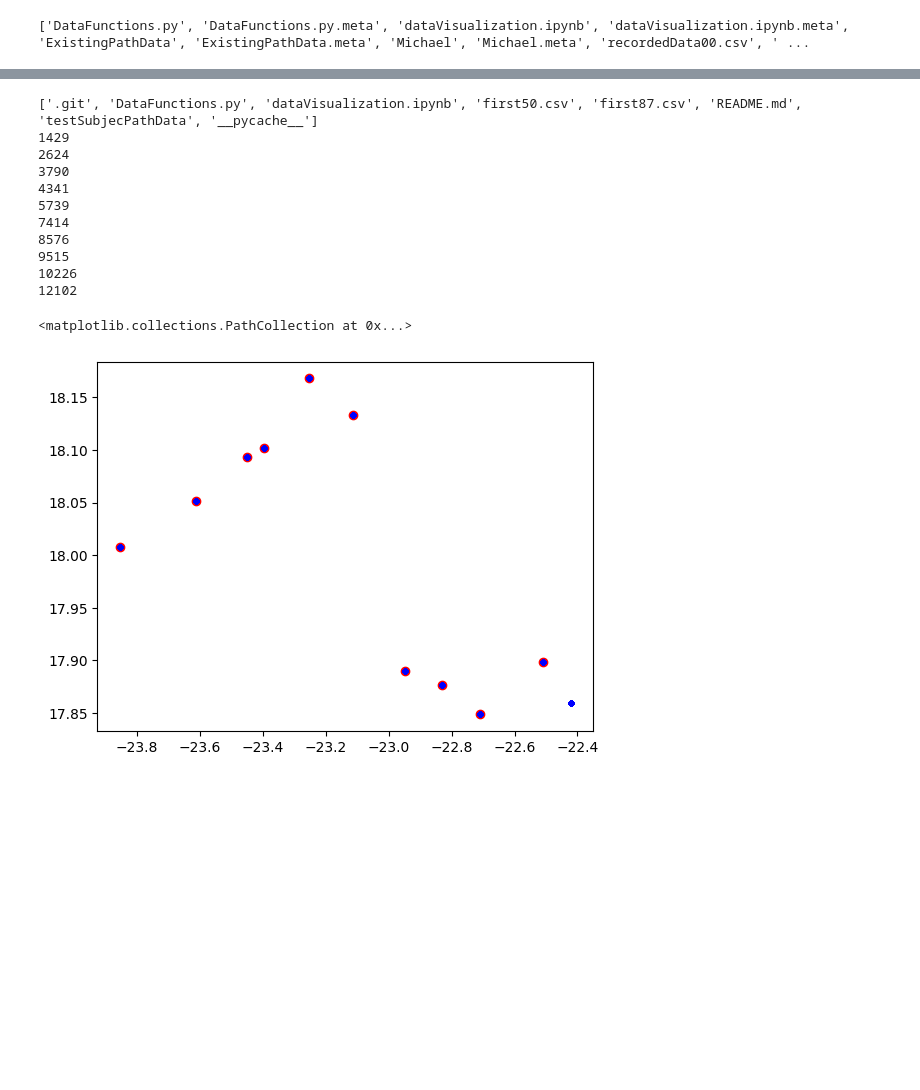
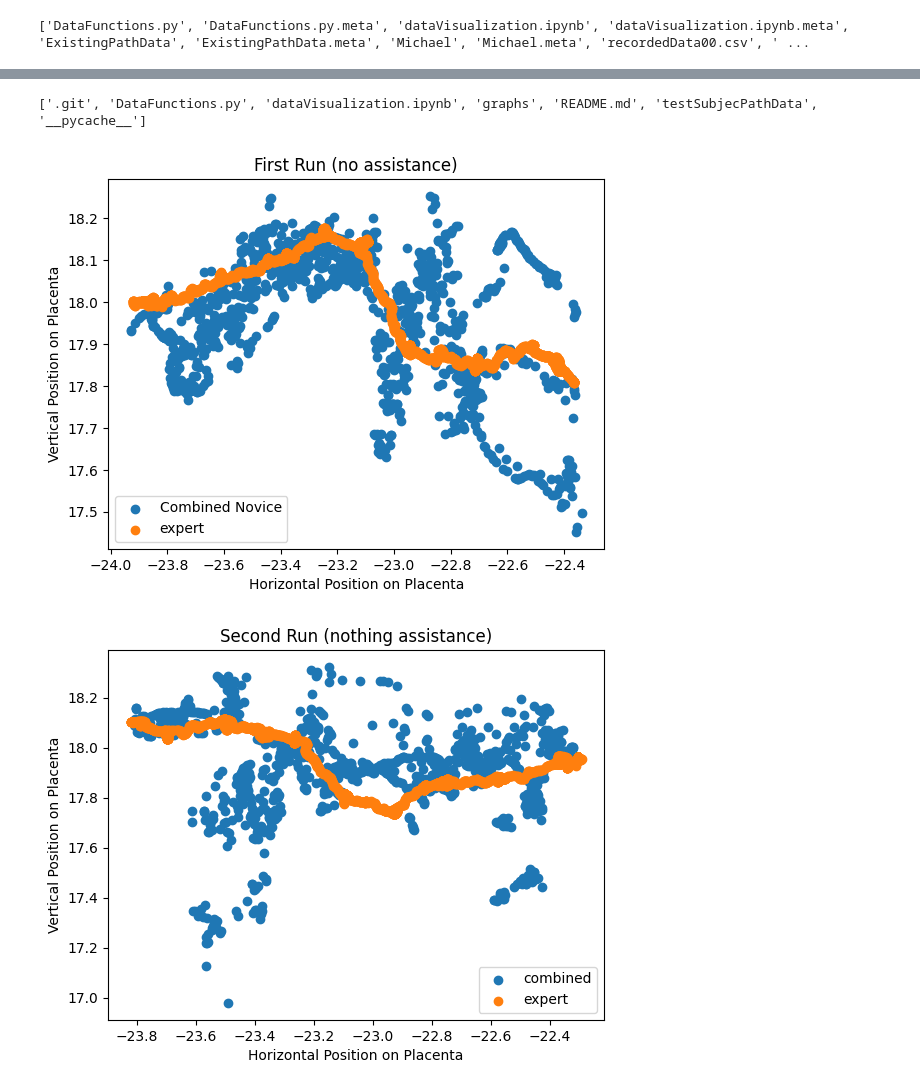
Before and after one commit to Talkis1/TTTS_data, a Jupyter notebook: dataVisualization.ipynb, the cells around one changed output, grey strips where cells are left out. Drawn from its saved outputs; the diff is of its cells as text; code cells hidden in the pictures; blank space fills up the shorter version.

```diff
--- a/dataVisualization.ipynb
+++ b/dataVisualization.ipynb
@@ -402,43 +390,12 @@ Number of distinct clusters for 22 clusters:  11
-# %%
-from DataFunctions import *
-import os
-curdir = os.getcwd()
-print(os.listdir(curdir))
-updatedDirectory = curdir + '\\testSubjecPathData'
-csv1 = updatedDirectory + '\\tristanOptimalPath\\recordedData01.csv'
-df1 = pd.read_csv(csv1)
-mask1 = (df1['BlueSphereX'] != 0) & (df1['BlueSphereY'] != 0) & (df1['BlueSphereZ'] != 0)
-laser_df1 = df1[mask1].reset_index(drop=True)
-numSpheres = getBSpheres(df1)
-spheres_df = numSpheres[1]
-fig = plt.figure()
-ax = fig.add_subplot(111)
-ax.scatter(spheres_df['BlueSphereX'], spheres_df['BlueSphereZ'], c='red', label = 'Laser Centroids')
-ax.scatter(laser_df1['BlueSphereX'], laser_df1['BlueSphereZ'], c='blue', s = 10, label = 'Waypoint Centroids')
-# csv2 = updatedDirectory + '\\tristanOptimalPath\\recordedData02.csv'
-# df2 = pd.read_csv(csv2)
-# mask1 = (df1['RayCastX'] != 0) & (df1['RayCastY'] != 0) & (df1['RayCastZ'] != 0)
-# laser_df1 = df1[mask1].reset_index(drop=True).round(3)
-# mask2 = (df2['RayCastX'] != 0) & (df2['RayCastY'] != 0) & (df2['RayCastZ'] != 0)
-# laser_df2 = df2[mask2].reset_index(drop=True).round(3)
-# laser_df1 = laser_df1.drop_duplicates(subset=['RayCastZ', 'RayCastX'])
-# laser_df2 = laser_df2.drop_duplicates(subset=['RayCastZ', 'RayCastX'])
-# first_50_rows_df1 = laser_df1[['RayCastZ', 'RayCastX']].iloc[:50]
-# first_87_rows_df2 = laser_df2[['RayCastZ', 'RayCastX']].iloc[:87]
-
-# first_50_rows_df1.to_csv('first50.csv')
-# first_87_rows_df2.to_csv('first87.csv')
-# %% [output]
-['.git', 'DataFunctions.py', 'dataVisualization.ipynb', 'first50.csv', 'first87.csv', 'README.md', 'testSubjecPathData', '__pycache__']
-1429
-2624
-3790
-4341
-5739
-7414
-8576
-9515
-10226
-12102
-<matplotlib.collections.PathCollection at 0x...>
-[figure, removed]
+# %%
+from DataFunctions import *
+import os
+curdir = os.getcwd()
+print(os.listdir(curdir))
+
+updatedDirectory = curdir + '\\testSubjecPathData'
+[df1s, df2s] = plotData(updatedDirectory, 'visual')
+# %% [output]
+['.git', 'DataFunctions.py', 'dataVisualization.ipynb', 'graphs', 'README.md', 'testSubjecPathData', '__pycache__']
+[figure, added]
+[figure, added]
```
Also changed, not shown: parts of 1 cell of this notebook, 37 other files.
